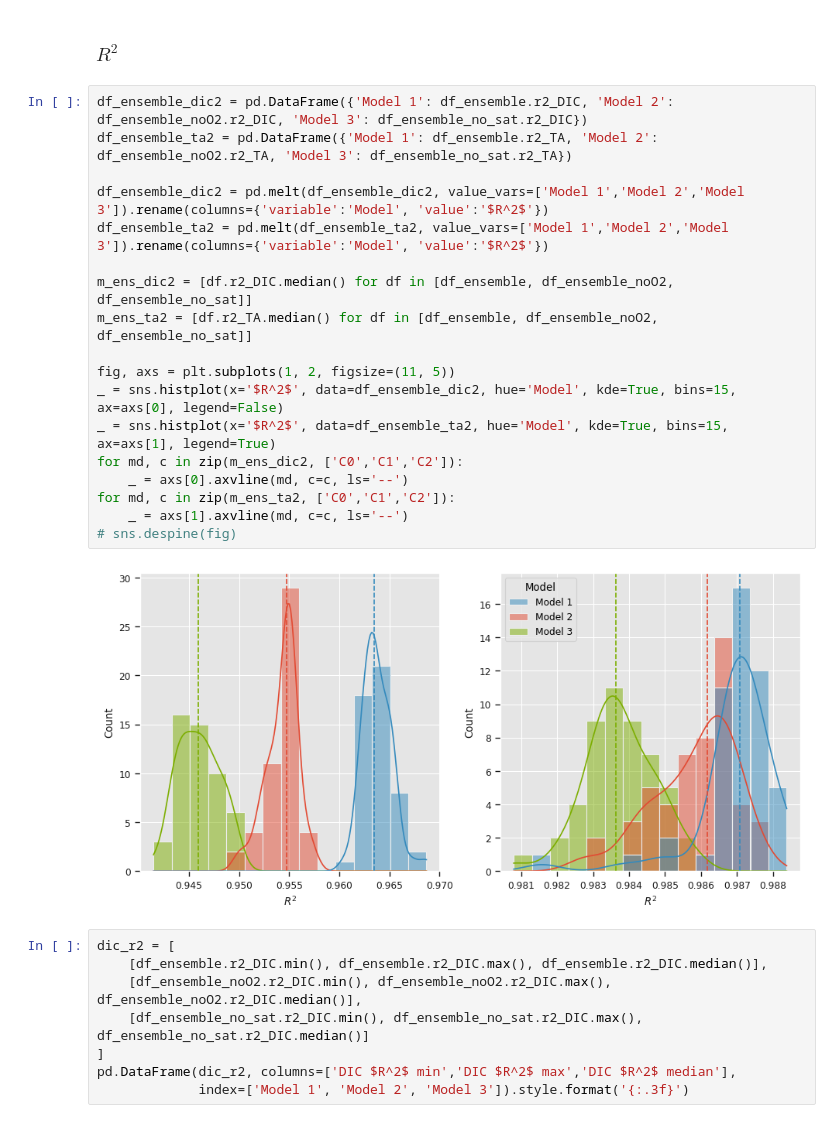
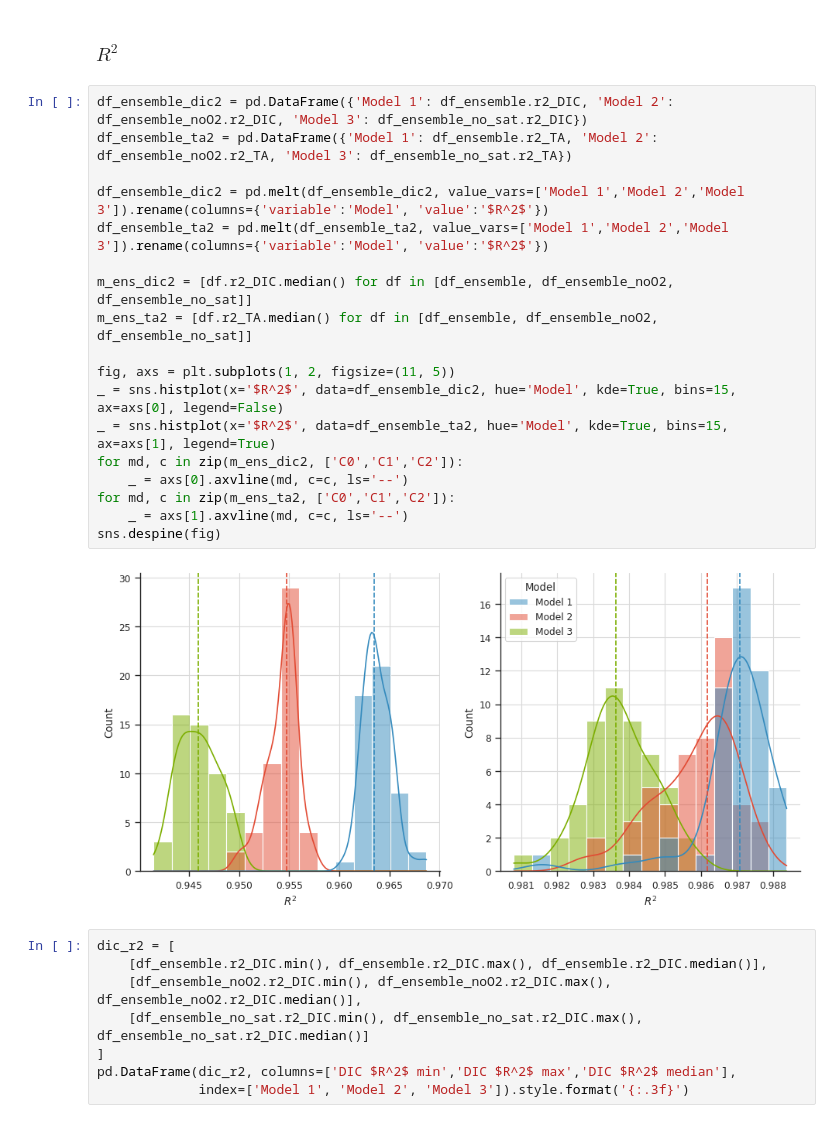
Before and after one commit to WHOIGit/nelme-bottom-water-bgc, a Jupyter notebook: manuscript_figures.ipynb, the cells around one changed output. Drawn from its saved outputs; the diff is of its cells as text.

```diff
--- a/manuscript_figures.ipynb
+++ b/manuscript_figures.ipynb
@@ -327,23 +331,23 @@ pd.DataFrame(ta_rmse, columns=['TA RMSE min','TA RMSE max','TA RMSE median'],
 # %%
 df_ensemble_dic2 = pd.DataFrame({'Model 1': df_ensemble.r2_DIC, 'Model 2': df_ensemble_noO2.r2_DIC, 'Model 3': df_ensemble_no_sat.r2_DIC})
 df_ensemble_ta2 = pd.DataFrame({'Model 1': df_ensemble.r2_TA, 'Model 2': df_ensemble_noO2.r2_TA, 'Model 3': df_ensemble_no_sat.r2_TA})
 
 df_ensemble_dic2 = pd.melt(df_ensemble_dic2, value_vars=['Model 1','Model 2','Model 3']).rename(columns={'variable':'Model', 'value':'$R^2$'})
 df_ensemble_ta2 = pd.melt(df_ensemble_ta2, value_vars=['Model 1','Model 2','Model 3']).rename(columns={'variable':'Model', 'value':'$R^2$'})
 
 m_ens_dic2 = [df.r2_DIC.median() for df in [df_ensemble, df_ensemble_noO2, df_ensemble_no_sat]]
 m_ens_ta2 = [df.r2_TA.median() for df in [df_ensemble, df_ensemble_noO2, df_ensemble_no_sat]]
 
 fig, axs = plt.subplots(1, 2, figsize=(11, 5))
 _ = sns.histplot(x='$R^2$', data=df_ensemble_dic2, hue='Model', kde=True, bins=15, ax=axs[0], legend=False)
 _ = sns.histplot(x='$R^2$', data=df_ensemble_ta2, hue='Model', kde=True, bins=15, ax=axs[1], legend=True)
 for md, c in zip(m_ens_dic2, ['C0','C1','C2']):
     _ = axs[0].axvline(md, c=c, ls='--')
 for md, c in zip(m_ens_ta2, ['C0','C1','C2']):
     _ = axs[1].axvline(md, c=c, ls='--')
-# sns.despine(fig)
+sns.despine(fig)
 # %% [output]
-[figure, old version]
+[figure, new version]
 # %%
 dic_r2 = [
     [df_ensemble.r2_DIC.min(), df_ensemble.r2_DIC.max(), df_ensemble.r2_DIC.median()],
```
Also changed, not shown: parts of 14 cells of this notebook, 7 other files.
